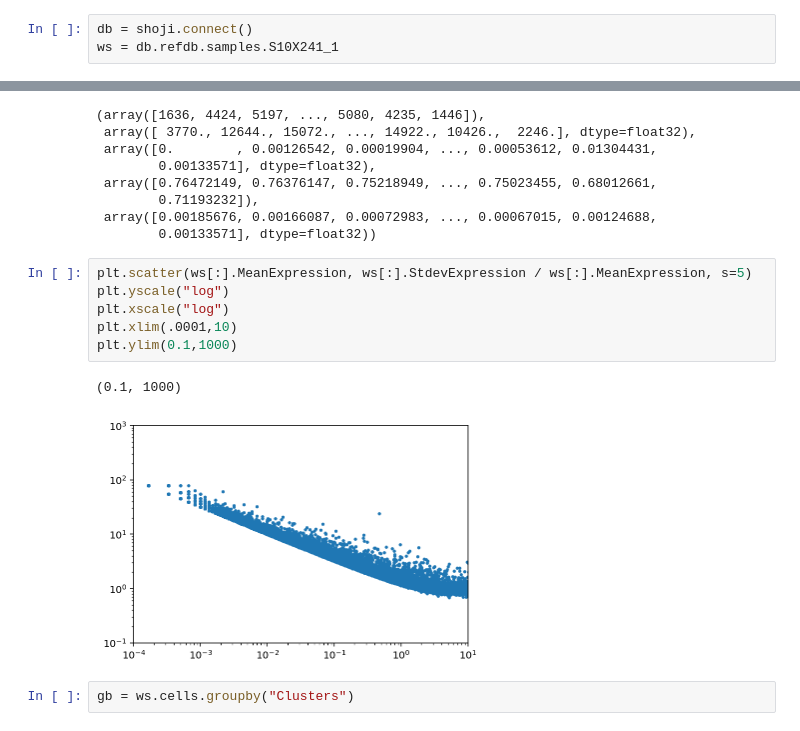
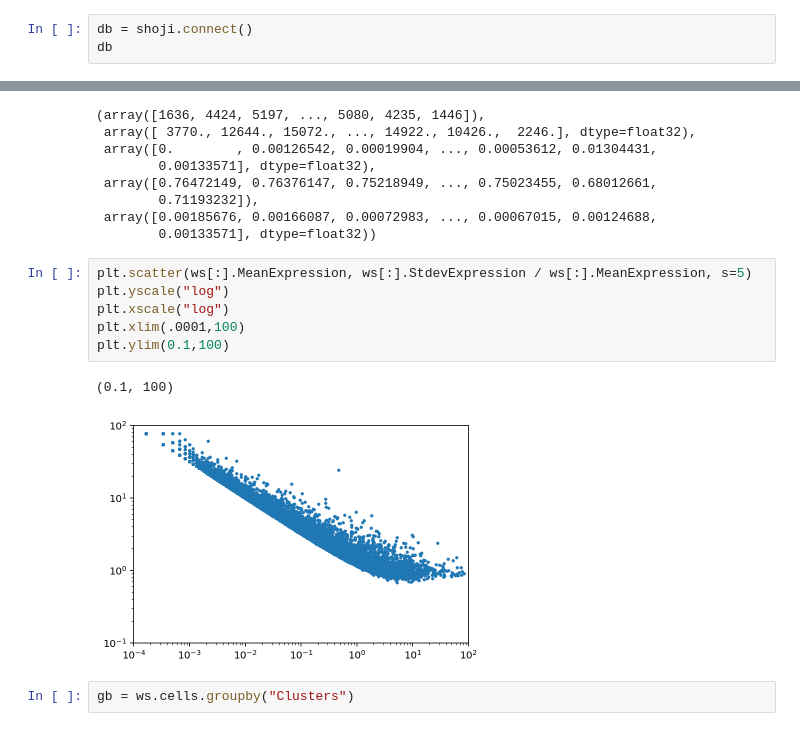
Before and after one commit to linnarsson-lab/shoji, a Jupyter notebook: notebooks/shoji.ipynb, the cells around one changed output, grey strips where cells are left out. Cells and saved outputs as stored; diff of their text form.

```diff
--- a/notebooks/shoji.ipynb
+++ b/notebooks/shoji.ipynb
@@ -16,4 +12,4 @@ import cytograph as cg
 logging.basicConfig(stream=sys.stdout, format='%(asctime)s - %(levelname)s - %(message)s', level=20)
 # %%
 db = shoji.connect()
-ws = db.refdb.samples.S10X241_1
+db
@@ -68,12 +135,12 @@ cg.CellSummaryStatistics(cg.human).fit_save(ws)
 # %%
 plt.scatter(ws[:].MeanExpression, ws[:].StdevExpression / ws[:].MeanExpression, s=5)
 plt.yscale("log")
 plt.xscale("log")
-plt.xlim(.0001,10)
-plt.ylim(0.1,1000)
+plt.xlim(.0001,100)
+plt.ylim(0.1,100)
 # %% [output]
-(0.1, 1000)
+(0.1, 100)
-[figure, old version]
+[figure, new version]
 # %%
 gb = ws.cells.groupby("Clusters")
 # %%
```
Also changed, not shown: parts of 14 cells of this notebook, 15 other files.
